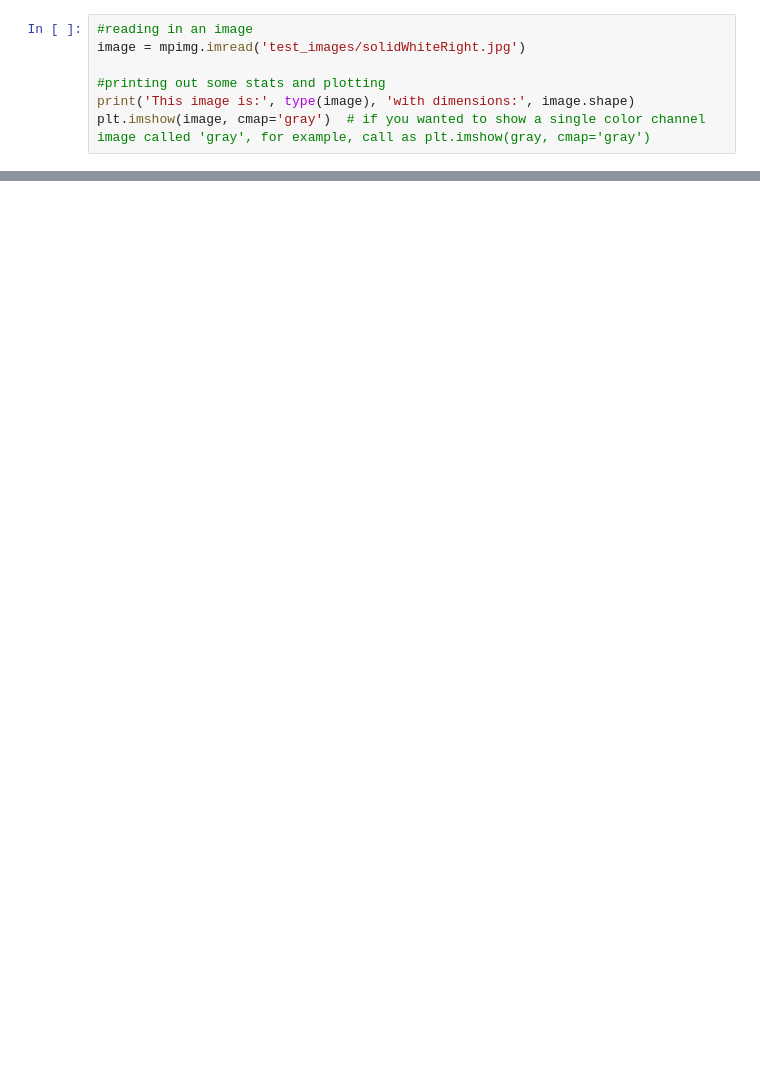
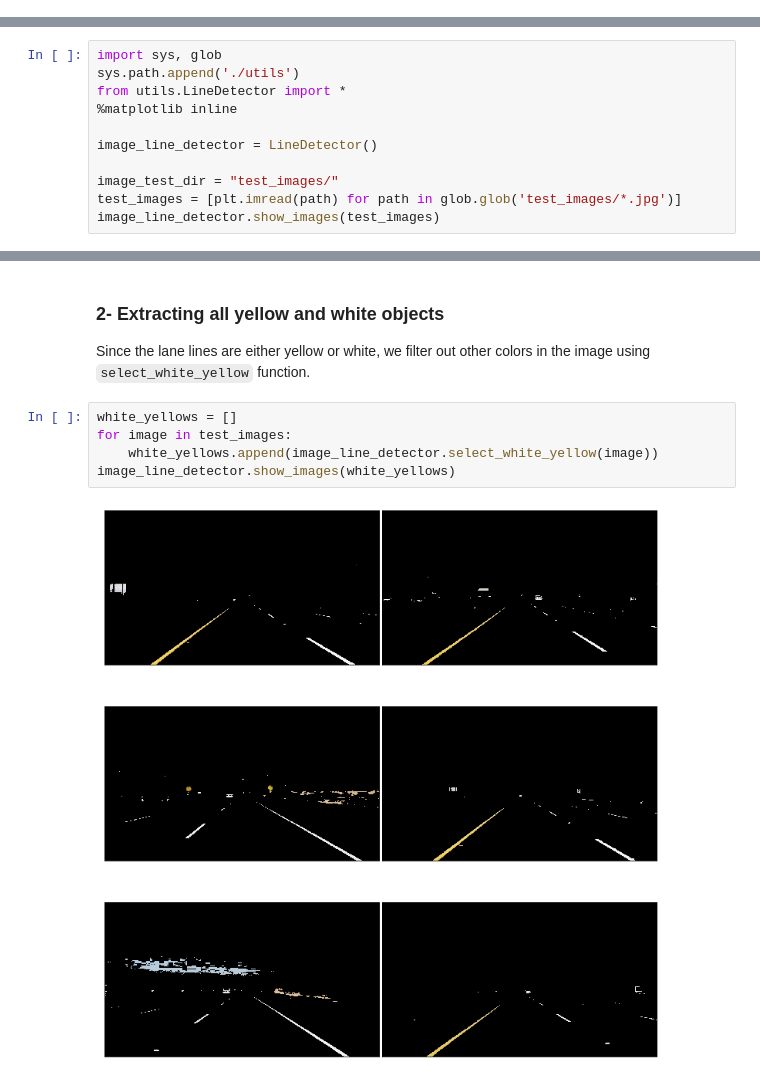
Before and after one commit to AliJahan/LaneLineDetector, a Jupyter notebook: P1.ipynb, the cells around one changed output, grey strips where cells are left out. Saved outputs shown, nothing was run; the diff lists cells and outputs as text; blank space fills up the shorter version.

```diff
--- a/P1.ipynb
+++ b/P1.ipynb
@@ -52,7 +0,0 @@ import cv2
-# %%
-#reading in an image
-image = mpimg.imread('test_images/solidWhiteRight.jpg')
-
-#printing out some stats and plotting
-print('This image is:', type(image), 'with dimensions:', image.shape)
-plt.imshow(image, cmap='gray')  # if you wanted to show a single color channel image called 'gray', for example, call as plt.imshow(gray, cmap='gray')
@@ -293,0 +26,11 @@ HTML("""
+# %%
+import sys, glob
+sys.path.append('./utils')
+from utils.LineDetector import *
+%matplotlib inline
+
+image_line_detector = LineDetector()
+
+image_test_dir = "test_images/"
+test_images = [plt.imread(path) for path in glob.glob('test_images/*.jpg')]
+image_line_detector.show_images(test_images)
@@ -293,0 +39,11 @@ HTML("""
+# %% [markdown]
+### 2- Extracting all yellow and white objects
+
+Since the lane lines are either yellow or white, we filter out other colors in the image using `select_white_yellow` function.
+# %%
+white_yellows = []
+for image in test_images:
+    white_yellows.append(image_line_detector.select_white_yellow(image))
+image_line_detector.show_images(white_yellows)
+# %% [output]
+[figure, added]
```
Also changed, not shown: parts of 50 cells of this notebook, 1 other file.
